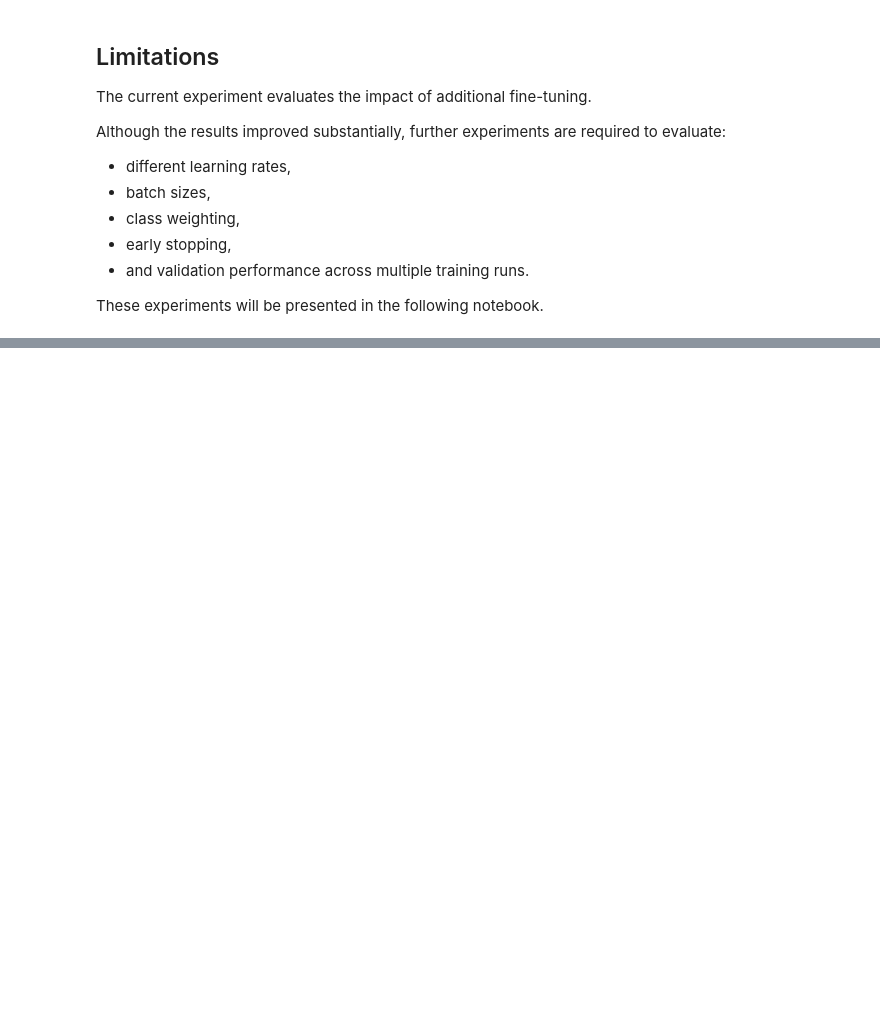
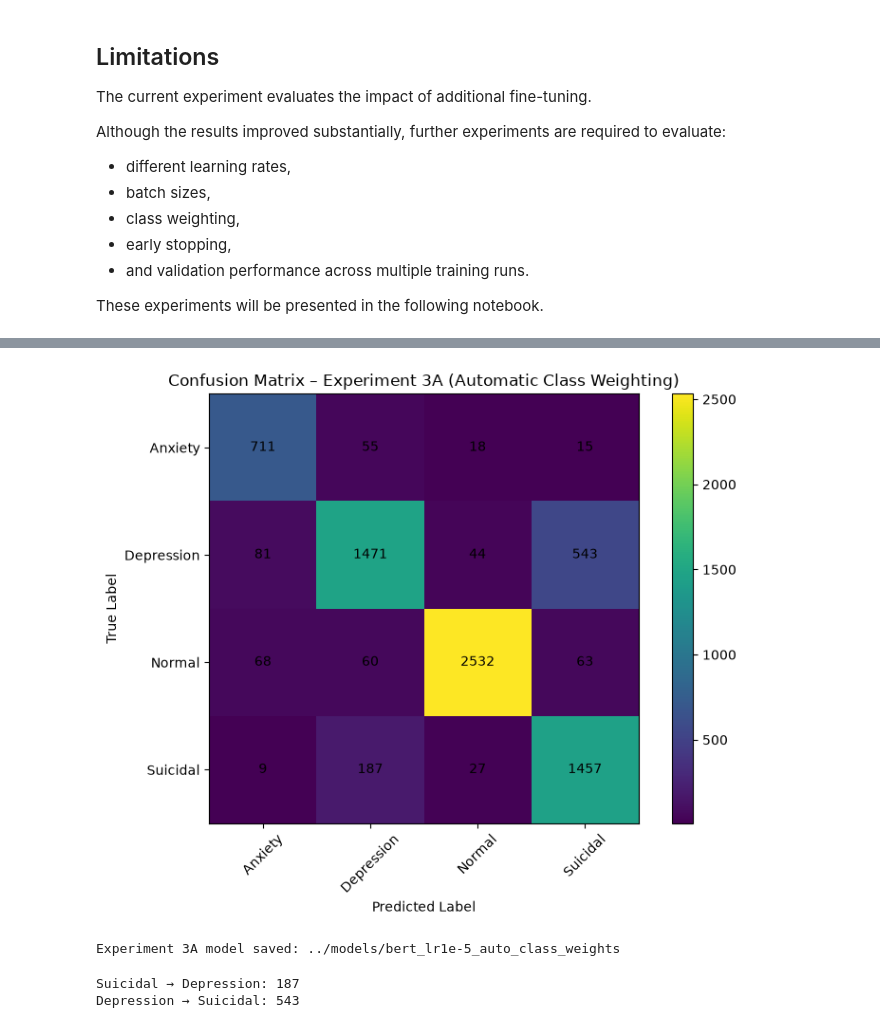
Before and after one commit to idrisguclu/mental-health-bert-classification, a Jupyter notebook: notebooks/06_model_improvement_and_experiments.ipynb, the cells around one changed output, grey strips where cells are left out. Saved outputs shown, nothing was run; the diff lists cells and outputs as text; code cells hidden in the pictures; blank space fills up the shorter version.

```diff
--- a/notebooks/06_model_improvement_and_experiments.ipynb
+++ b/notebooks/06_model_improvement_and_experiments.ipynb
@@ -449,0 +775,9 @@ These experiments will be presented in the following notebook.
+# %%
+criterion = torch.nn.CrossEntropyLoss(weight=class_weights_tensor)
+# %%
+outputs = model(
+    input_ids=input_ids,
+    attention_mask=attention_mask,
+)
+
+loss = criterion(outputs.logits, labels)
@@ -449,0 +841,8 @@ These experiments will be presented in the following notebook.
+# %%
+criterion = torch.nn.CrossEntropyLoss(weight=class_weights_tensor)
+
+optimizer = AdamW(model.parameters(), lr=1e-5)
+
+print("Weighted loss ready.")
+print("Learning rate:", optimizer.param_groups[0]["lr"])
+print("Class weights:", class_weights_tensor)
@@ -449,0 +963,59 @@ These experiments will be presented in the following notebook.
+# %%
+from sklearn.metrics import confusion_matrix
+import matplotlib.pyplot as plt
+
+cm_exp3a = confusion_matrix(all_labels, all_predictions)
+
+classes = ["Anxiety", "Depression", "Normal", "Suicidal"]
+
+plt.figure(figsize=(8, 6))
+plt.imshow(cm_exp3a)
+plt.colorbar()
+
+plt.xticks(range(len(classes)), classes, rotation=45)
+
+plt.yticks(range(len(classes)), classes)
+
+plt.xlabel("Predicted Label")
+plt.ylabel("True Label")
+plt.title("Confusion Matrix – Experiment 3A (Automatic Class Weighting)")
+
+for i in range(len(classes)):
+    for j in range(len(classes)):
+        plt.text(j, i, cm_exp3a[i, j], ha="center", va="center")
+
+plt.tight_layout()
+plt.show()
+# %% [output]
+[figure, added]
+# %%
+SAVE_PATH = "../models/bert_lr1e-5_auto_class_weights"
+
+model.save_pretrained(SAVE_PATH)
+tokenizer.save_pretrained(SAVE_PATH)
+
+print("Experiment 3A model saved:", SAVE_PATH)
+# %% [output]
+Experiment 3A model saved: ../models/bert_lr1e-5_auto_class_weights
+# %%
+import numpy as np
+
+y_true = np.array(all_labels)
+y_pred = np.array(all_predictions)
+
+# Label mapping:
+# 0 = Anxiety
+# 1 = Depression
+# 2 = Normal
+# 3 = Suicidal
+
+suicidal_as_depression = np.where((y_true == 3) & (y_pred == 1))[0]
+
+depression_as_suicidal = np.where((y_true == 1) & (y_pred == 3))[0]
+
+print("Suicidal → Depression:", len(suicidal_as_depression))
+
+print("Depression → Suicidal:", len(depression_as_suicidal))
+# %% [output]
+Suicidal → Depression: 187
+Depression → Suicidal: 543
```
Also changed, not shown: parts of 41 cells of this notebook.
